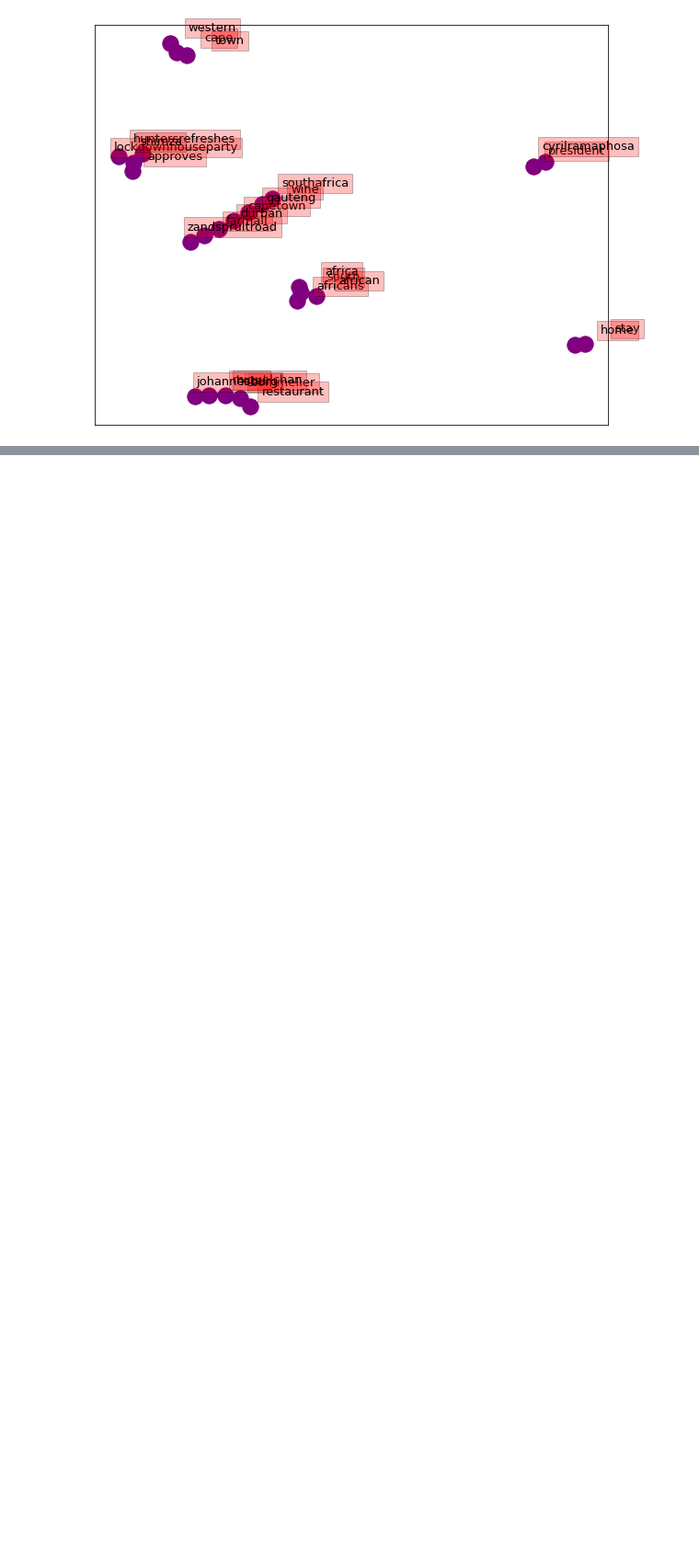
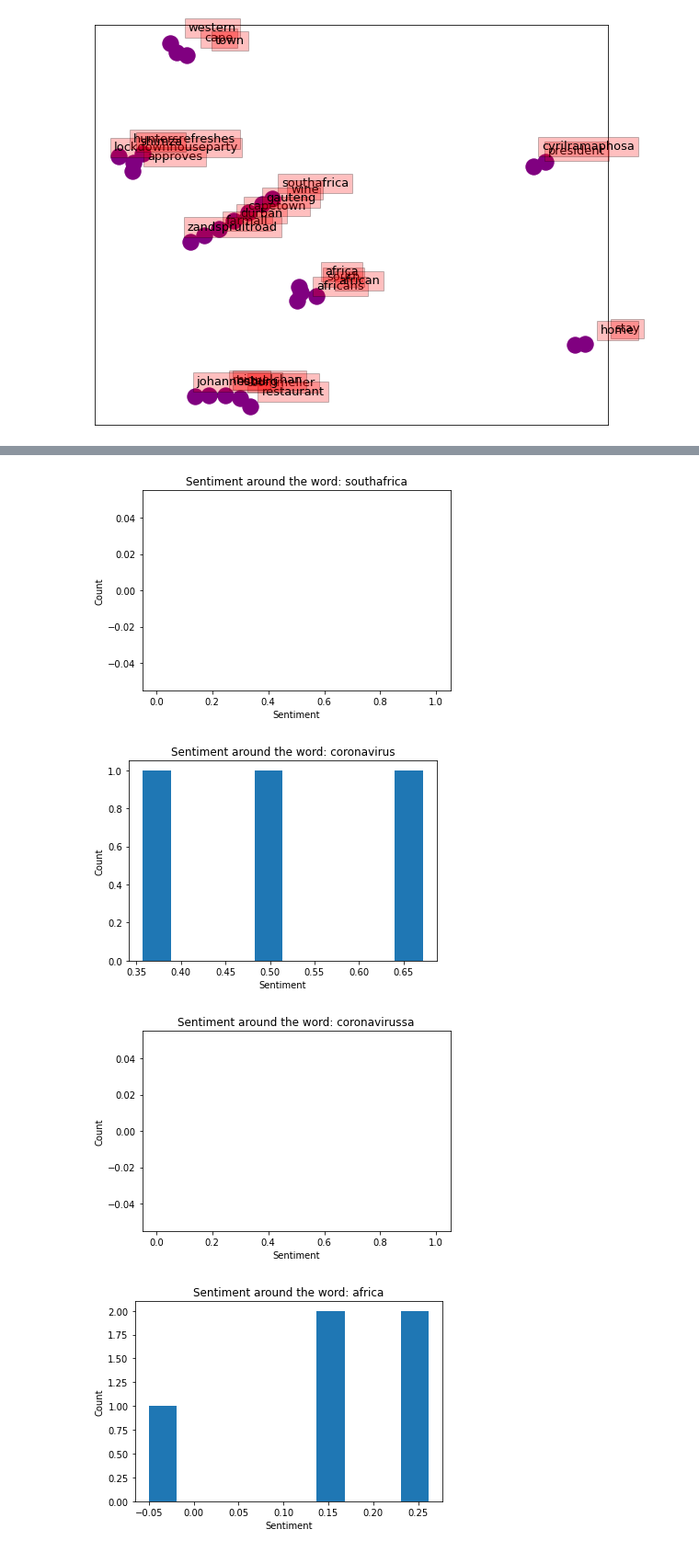
Before and after one commit to tomashege/research_project, a Jupyter notebook: Tomas/notebooks/Analysis.ipynb, the cells around one changed output, grey strips where cells are left out. Shown at 92% size. Cells and saved outputs as stored; diff of their text form; code cells hidden in the pictures; blank space fills up the shorter version.

```diff
--- a/Tomas/notebooks/Analysis.ipynb
+++ b/Tomas/notebooks/Analysis.ipynb
@@ -27,7 +27,7 @@ import pyLDAvis.gensim  # don't skip this
 import warnings
 warnings.filterwarnings("ignore", category=DeprecationWarning)
 # %%
-tweets = pd.read_pickle("/Users/tomashegewisch/Desktop/all.pkl")
+tweets = pd.read_pickle("/Users/tomashegewisch/Desktop/all_6_months.pkl")
 #tweets = tweets.head(500)
 # %%
 #https://www.earthdatascience.org
@@ -95,7 +95,8 @@ nlp = spacy.load("en_core_web_sm")
 word_list = []
 for i in tweets['tokenised']:
     for j in i:
-        word_list.append(j)
+        if j != "amp":
+            word_list.append(j)
 word_list = pd.DataFrame(word_list)
 # %%
 # def display(ents):
@@ -154,12 +165,8 @@ plt.show()
 # Sentimnet
 #https://www.machinelearningplus.com/time-series/time-series-analysis-python/
 def get_sent(text):
-    temp = ""
-    for i in text:
-        temp += i + " "
-    return TextBlob(temp).sentiment.polarity
-
-tweets['senti_values'] = tweets['tokenised'].apply(lambda x : get_sent(x))
+    return TextBlob(text).sentiment.polarity
+tweets['senti_values'] = tweets['tweet_clean'].apply(lambda x : get_sent(x))
 # %%
 # get the important dates first.
 # path = "/Users/tomashegewisch/research_project/Tomas/data/time_line.csv"
@@ -195,21 +202,23 @@ tweets['senti_values'] = tweets['tokenised'].apply(lambda x : get_sent(x))
 # %%
 word_list_counter = Counter(word_list[0])
 def get_sent_for_top_words(text, lookout_word):
-    text_string = ""
     if lookout_word not in text:
         return None
     else:
-        for i in text:
-            text_string += i + " "
-        return TextBlob(text_string).sentiment.polarity
+        return TextBlob(text).sentiment.polarity
 
 for i in word_list_counter.most_common(5):
     path_name = 'charts/'+i[0]+'.png'
-    tweet_senti_values = tweets['tokenised'].apply(lambda x : get_sent_for_top_words(x, i[0]))
+    tweet_senti_values = tweets['tweet_clean'].apply(lambda x : get_sent_for_top_words(x, i[0]))
     tweet_senti_values = tweet_senti_values.dropna(axis=0, inplace=False, how=None)
     #tweet_senti_values.hist()
     plt.hist(tweet_senti_values)
     plt.title('Sentiment around the word: ' + i[0])
     plt.xlabel('Sentiment')
     plt.ylabel('Count')
     plt.show()
+# %% [output]
+[figure, added]
+[figure, added]
+[figure, added]
+[figure, added]
```
Also changed, not shown: parts of 9 cells of this notebook, 2 other files.
